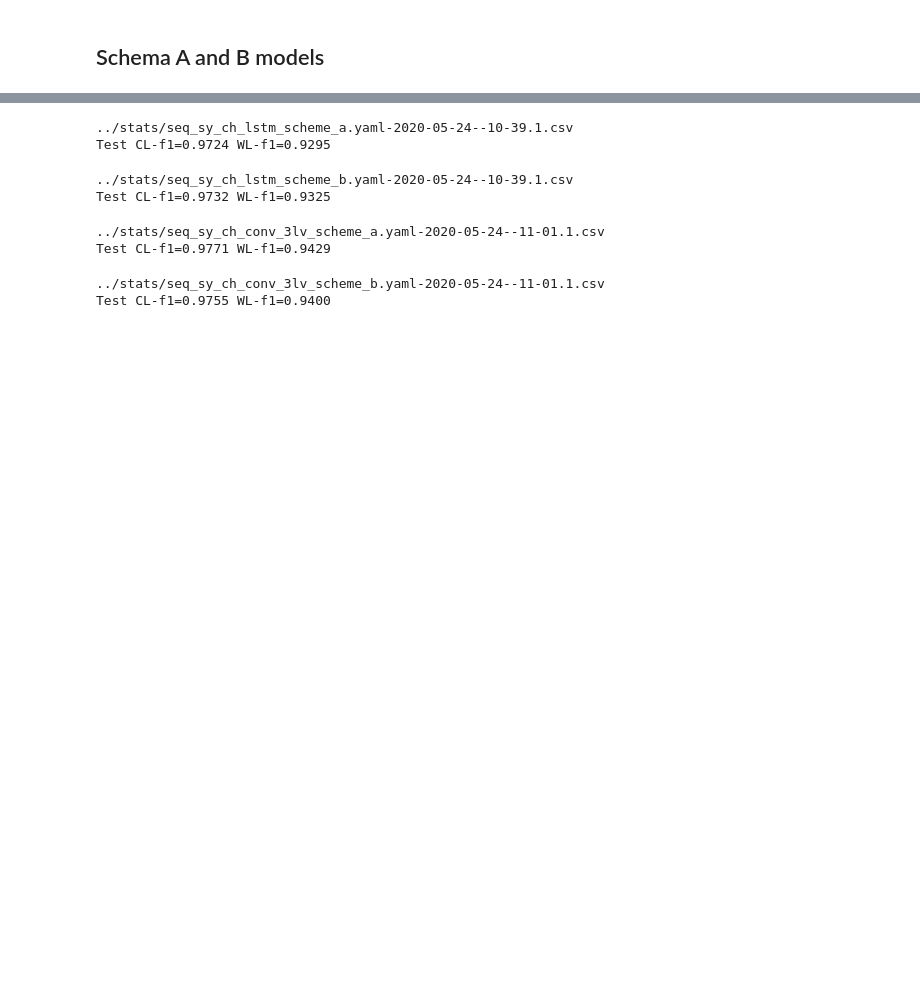
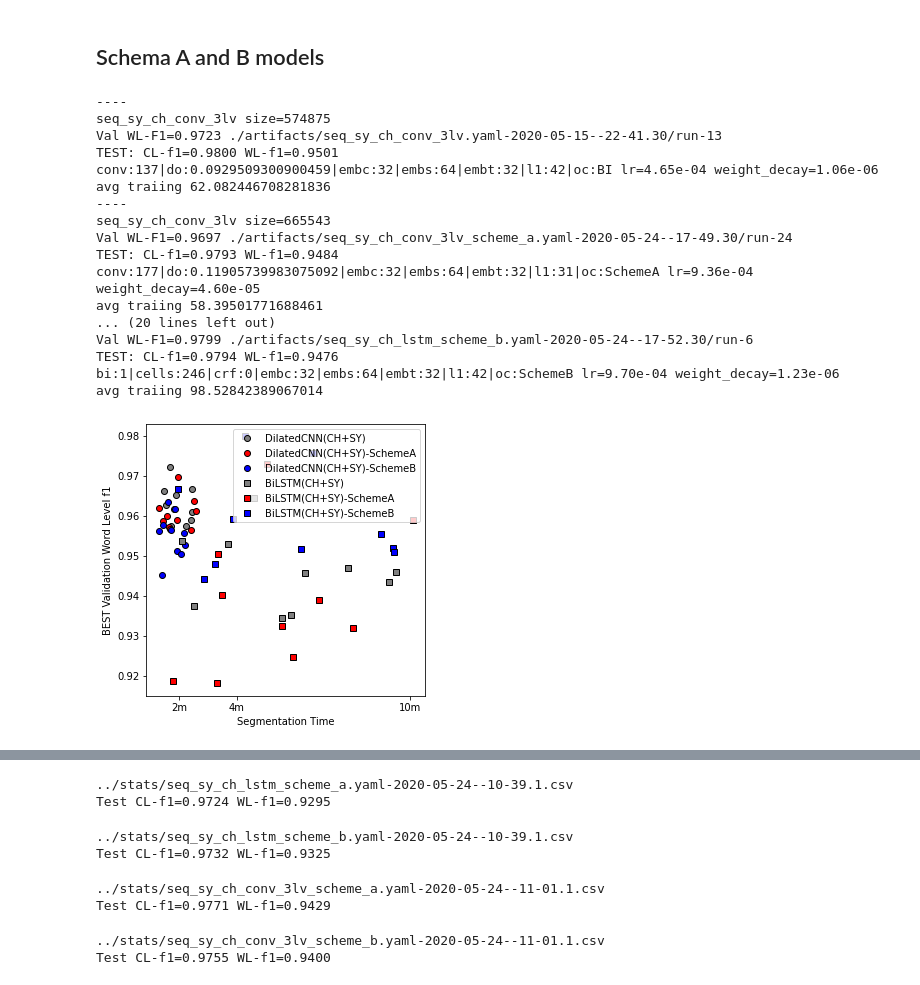
Before and after one commit to p16i/Syllable-based-Neural-Thai-Word-Segmentation, a Jupyter notebook: notebooks/viz-plot-hyperopt-results.ipynb, the cells around one changed output, grey strips where cells are left out. Drawn from its saved outputs; the diff is of its cells as text; code cells hidden in the pictures; blank space fills up the shorter version.

```diff
--- a/notebooks/viz-plot-hyperopt-results.ipynb
+++ b/notebooks/viz-plot-hyperopt-results.ipynb
@@ -145,2 +168,30 @@ plt.savefig("./figures/expected_val_perf.svg")
 # %% [markdown]
 ## Schema A and B models
+# %%
+plot_hyperopt([
+    "DilatedCNN(CH+SY)",
+    "DilatedCNN(CH+SY)-SchemeA",
+    "DilatedCNN(CH+SY)-SchemeB",
+    "BiLSTM(CH+SY)",
+    "BiLSTM(CH+SY)-SchemeA",
+    "BiLSTM(CH+SY)-SchemeB",
+], n=10)
+# %% [output]
+----
+seq_sy_ch_conv_3lv size=574875
+Val WL-F1=0.9723 ./artifacts/seq_sy_ch_conv_3lv.yaml-2020-05-15--22-41.30/run-13
+TEST: CL-f1=0.9800 WL-f1=0.9501
+conv:137|do:0.0929509300900459|embc:32|embs:64|embt:32|l1:42|oc:BI lr=4.65e-04 weight_decay=1.06e-06
+avg traiing 62.082446708281836
+----
+seq_sy_ch_conv_3lv size=665543
+Val WL-F1=0.9697 ./artifacts/seq_sy_ch_conv_3lv_scheme_a.yaml-2020-05-24--17-49.30/run-24
+TEST: CL-f1=0.9793 WL-f1=0.9484
+conv:177|do:0.11905739983075092|embc:32|embs:64|embt:32|l1:31|oc:SchemeA lr=9.36e-04 weight_decay=4.60e-05
+avg traiing 58.39501771688461
+... (20 lines left out)
+Val WL-F1=0.9799 ./artifacts/seq_sy_ch_lstm_scheme_b.yaml-2020-05-24--17-52.30/run-6
+TEST: CL-f1=0.9794 WL-f1=0.9476
+bi:1|cells:246|crf:0|embc:32|embs:64|embt:32|l1:42|oc:SchemeB lr=9.70e-04 weight_decay=1.23e-06
+avg traiing 98.52842389067014
+[figure, added]
```
Also changed, not shown: parts of 6 cells of this notebook, 1 other file.
